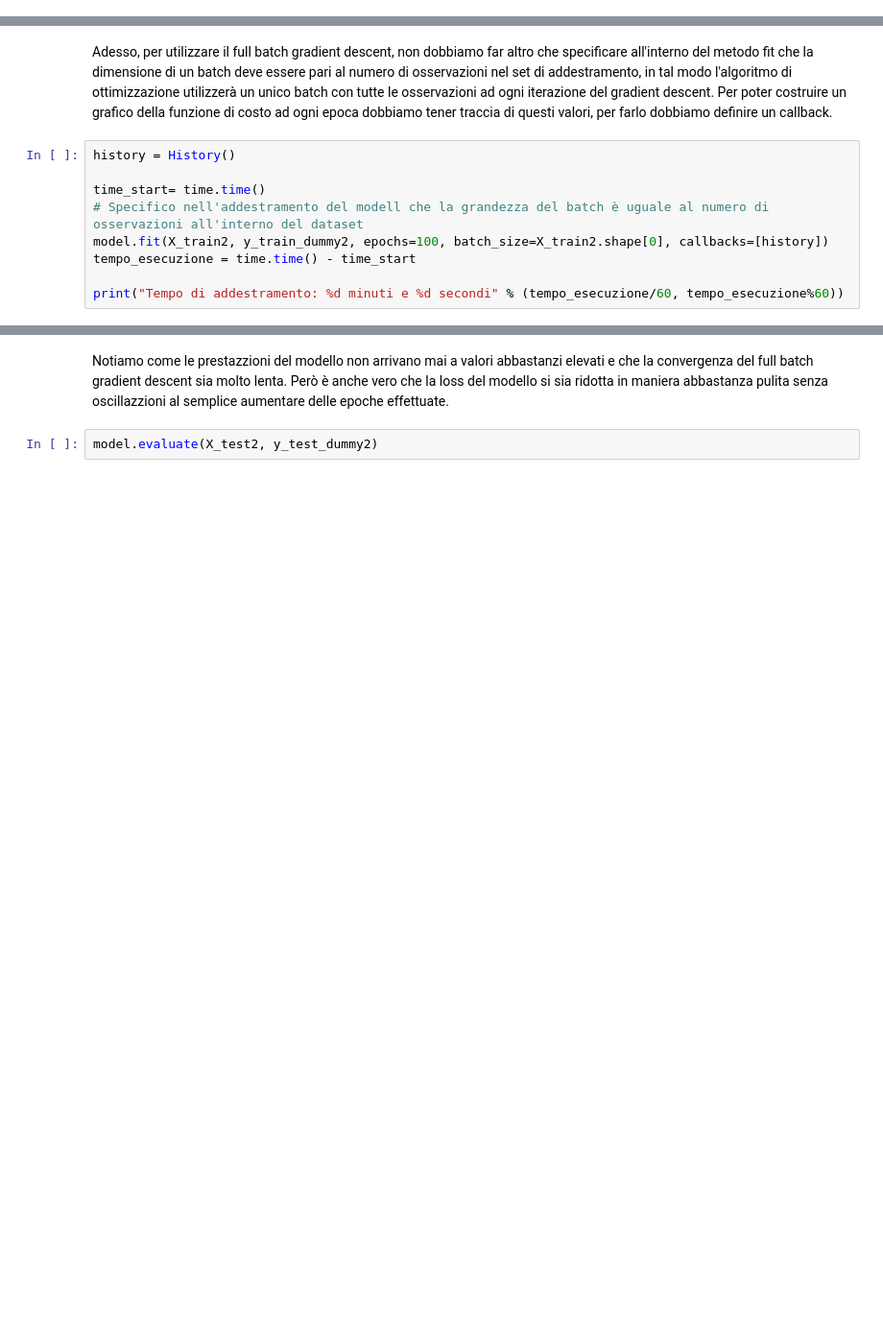
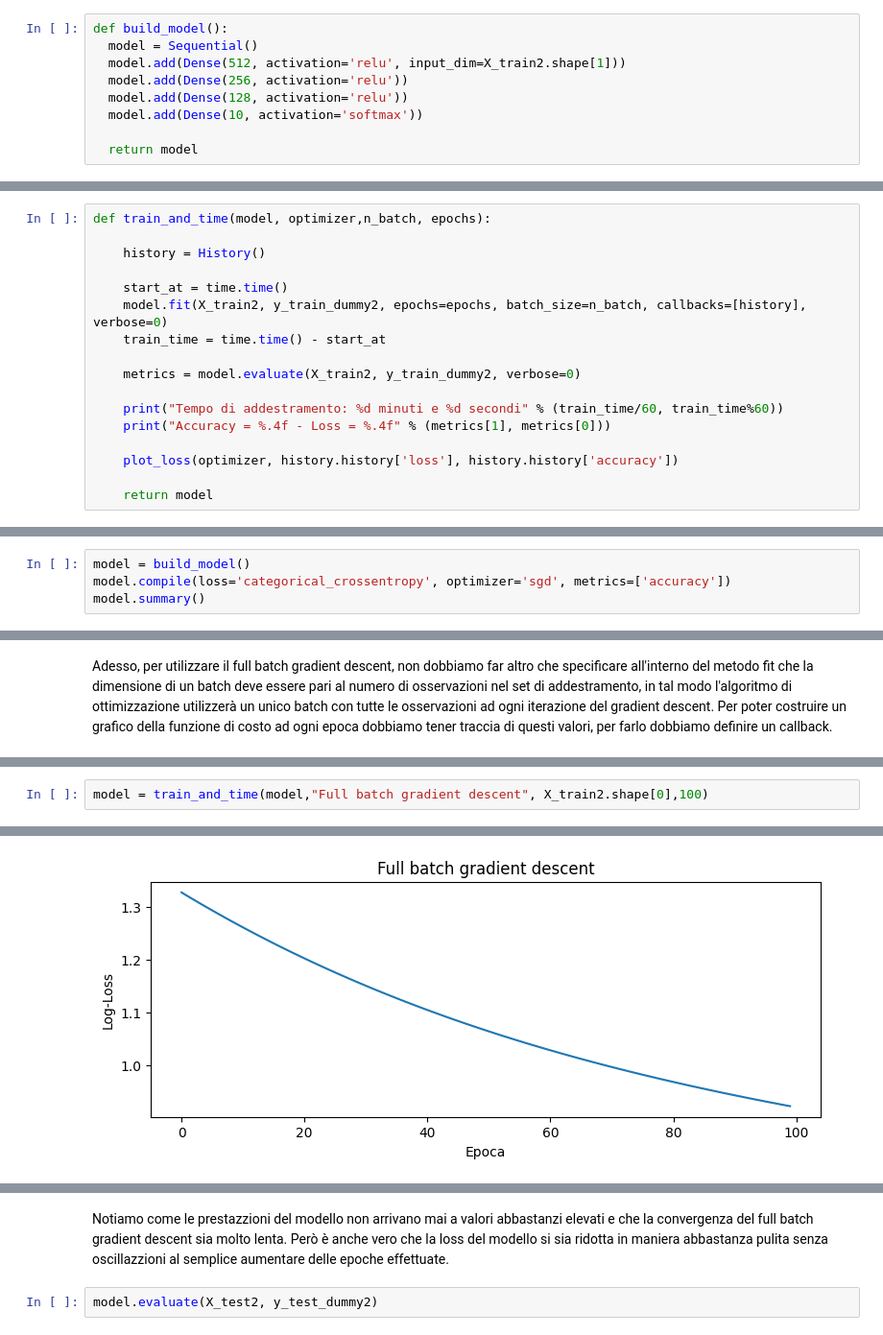
Before and after one commit to Simone1102/Deep-Learning, a Jupyter notebook: ANN_MNIST.ipynb, the cells around one changed output, grey strips where cells are left out. Shown at 96% size. Cells and saved outputs as stored; diff of their text form; blank space fills up the shorter version.

```diff
--- a/ANN_MNIST.ipynb
+++ b/ANN_MNIST.ipynb
@@ -13,0 +17,9 @@ warnings.filterwarnings("ignore")
+# %%
+def build_model():
+  model = Sequential()
+  model.add(Dense(512, activation='relu', input_dim=X_train2.shape[1]))
+  model.add(Dense(256, activation='relu'))
+  model.add(Dense(128, activation='relu'))
+  model.add(Dense(10, activation='softmax'))
+
+  return model
@@ -14,3 +40,20 @@ warnings.filterwarnings("ignore")
+# %%
+def train_and_time(model, optimizer,n_batch, epochs):
+
+    history = History()
+
+    start_at = time.time()
+    model.fit(X_train2, y_train_dummy2, epochs=epochs, batch_size=n_batch, callbacks=[history], verbose=0)
+    train_time = time.time() - start_at
+
+    metrics = model.evaluate(X_train2, y_train_dummy2, verbose=0)
+
+    print("Tempo di addestramento: %d minuti e %d secondi" % (train_time/60, train_time%60))
+    print("Accuracy = %.4f - Loss = %.4f" % (metrics[1], metrics[0]))
+
+    plot_loss(optimizer, history.history['loss'], history.history['accuracy'])
+
+    return model
 # %% [markdown]
 Nel seguente notebook, verranno addestrati dei modelli di ANN sui dataset **MNIST** e **fashion MNIST**.
 Per il MNIST il modello è stato addestrato sulle immagini tramite la vettorizzazione dei pixel in numeri che ne specificano l'intensità del colore, che indicano numeri, facendo dunque categorizzare al modello il numero corretto in base all'immagine uscita.
@@ -182,0 +200,4 @@ _________________________________________________________________
+# %%
+model = build_model()
+model.compile(loss='categorical_crossentropy', optimizer='sgd', metrics=['accuracy'])
+model.summary()
@@ -183,12 +222,3 @@ _________________________________________________________________
 # %% [markdown]
 Adesso, per utilizzare il full batch gradient descent, non dobbiamo far altro che specificare all'interno del metodo fit che la dimensione di un batch deve essere pari al numero di osservazioni nel set di addestramento, in tal modo l'algoritmo di ottimizzazione utilizzerà un unico batch con tutte le osservazioni ad ogni iterazione del gradient descent.
 Per poter costruire un grafico della funzione di costo ad ogni epoca dobbiamo tener traccia di questi valori, per farlo dobbiamo definire un callback.
-# %%
-history = History()
-
-time_start= time.time()
-# Specifico nell'addestramento del modell che la grandezza del batch è uguale al numero di osservazioni all'interno del dataset
-model.fit(X_train2, y_train_dummy2, epochs=100, batch_size=X_train2.shape[0], callbacks=[history])
-tempo_esecuzione = time.time() - time_start
-
-print("Tempo di addestramento: %d minuti e %d secondi" % (tempo_esecuzione/60, tempo_esecuzione%60))
@@ -229,0 +225,3 @@ plt.plot(history.history['accuracy'])
+# %%
+model = train_and_time(model,"Full batch gradient descent", X_train2.shape[0],100)
+# %% [output]
@@ -229,0 +230 @@ plt.plot(history.history['accuracy'])
+[figure, added]
```
Also changed, not shown: parts of 46 cells of this notebook.
